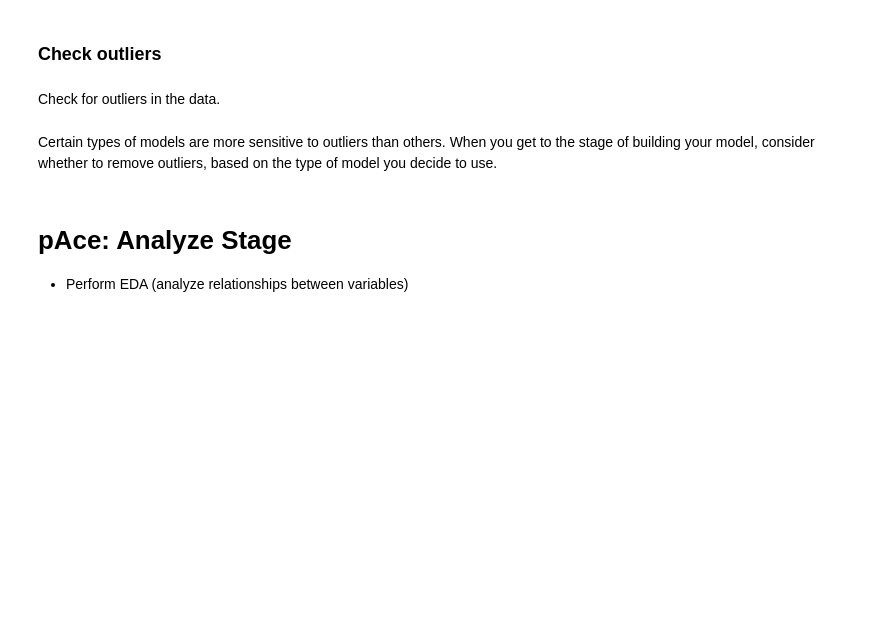
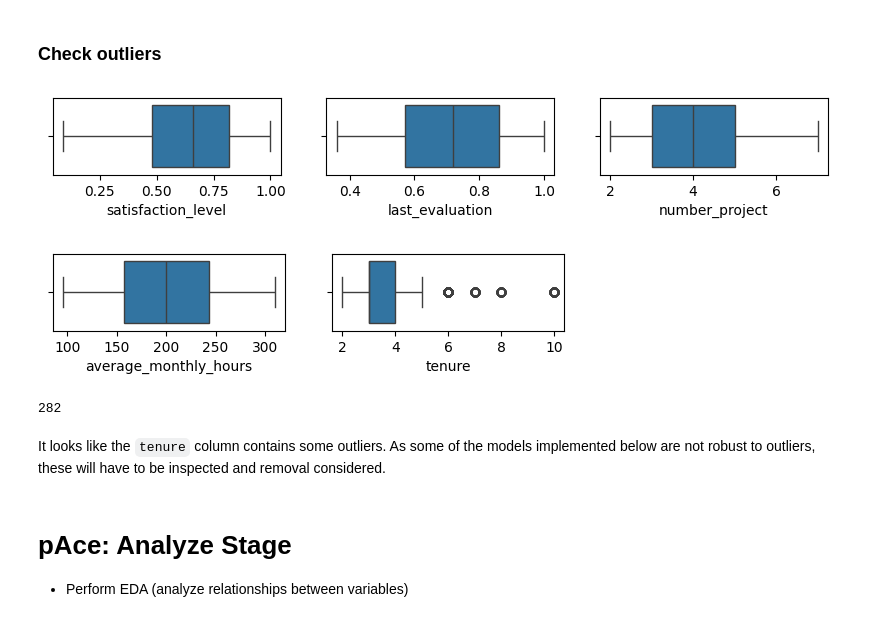
Before and after one commit to dianario/google_capstone_salifort_motors_analytics, a Jupyter notebook: course_7_salifort_motors_project_lab.ipynb, the cells around one changed output. Cells and saved outputs as stored; diff of their text form; code cells hidden in the pictures; blank space fills up the shorter version.

```diff
--- a/course_7_salifort_motors_project_lab.ipynb
+++ b/course_7_salifort_motors_project_lab.ipynb
@@ -98,7 +158,9 @@ As a data cleaning step, rename the columns as needed. Standardize the column na
 # %%
 # Rename columns as needed
-### YOUR CODE HERE ###
-
+df0 = df0.rename(columns={"average_montly_hours" : "average_monthly_hours",
+                          "time_spend_company" : "tenure",
+                          "Work_accident" : "work_accident",
+                          "Department" :"department"})
 
 # Display all column names after the update
-### YOUR CODE HERE ###
+df0.columns
@@ -122,7 +215,6 @@ Check for any duplicate entries in the data.
 # %%
-# Drop duplicates and save resulting dataframe in a new variable as needed
-### YOUR CODE HERE ###
+# Drop duplicates and save resulting dataframe in a new variable
+df1 = df0.drop_duplicates()
 
-
-# Display first few rows of new dataframe as needed
-### YOUR CODE HERE ###
+# Display first few rows of new dataframe
+df1.head()
@@ -129,4 +228,2 @@ Check for any duplicate entries in the data.
 # %% [markdown]
 ### Check outliers
-# %% [markdown]
-Check for outliers in the data.
@@ -139,5 +230,28 @@ Check for outliers in the data.
-# %% [markdown]
-Certain types of models are more sensitive to outliers than others. When you get to the stage of building your model, consider whether to remove outliers, based on the type of model you decide to use.
+# %%
+# Create boxplots to determine if there are any outliers
+fig, axes = plt.subplots(1,3, figsize=(10,1))
+sns.boxplot(x=df1['satisfaction_level'], ax=axes[0])
+sns.boxplot(x=df1['last_evaluation'], ax=axes[1])
+sns.boxplot(x=df1['number_project'], ax=axes[2])
+plt.show()
+
+fig, axes = plt.subplots(1,2, figsize=(6.6,1))
+sns.boxplot(x=df1['average_monthly_hours'], ax=axes[0])
+sns.boxplot(x=df1['tenure'], ax=axes[1])
+plt.show()
+# %% [output]
+[figure, added]
+[figure, added]
+# %%
+# Determine the 95%  percentile of tenure
+tenure_95 = np.percentile(df1['tenure'], 95)
+
+# Determine the number of rows containing outliers
+df1[df1['tenure'] > tenure_95].shape[0]
+# %% [output]
+282
+# %% [markdown]
+It looks like the `tenure` column contains some outliers. As some of the models implemented below are not robust to outliers, these will have to be inspected and removal considered.
 # %% [markdown]
 # pAce: Analyze Stage
 - Perform EDA (analyze relationships between variables)
```
Also changed, not shown: parts of 22 cells of this notebook.
